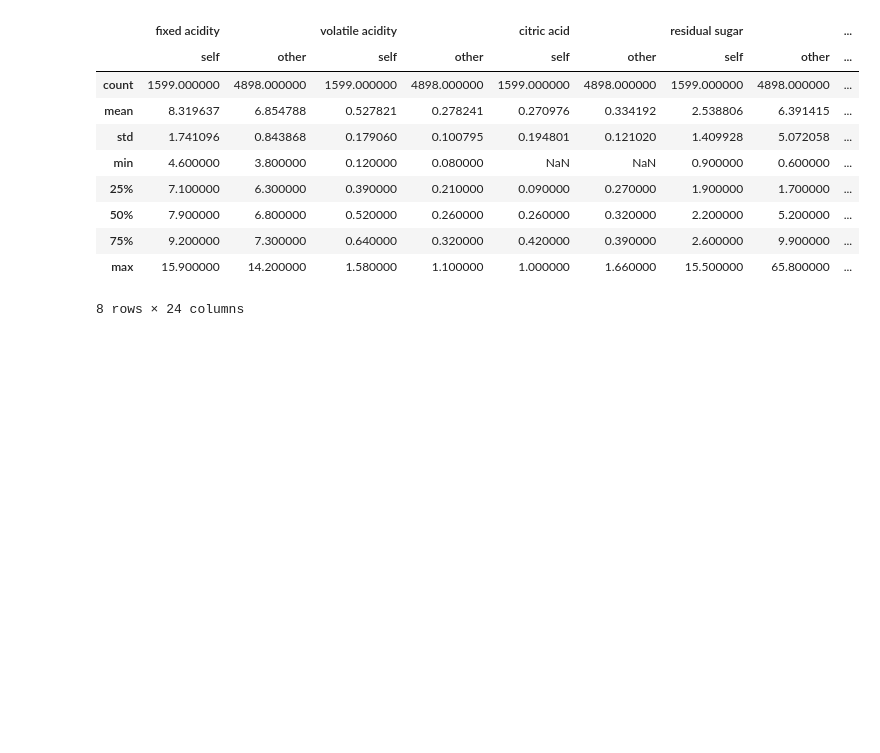
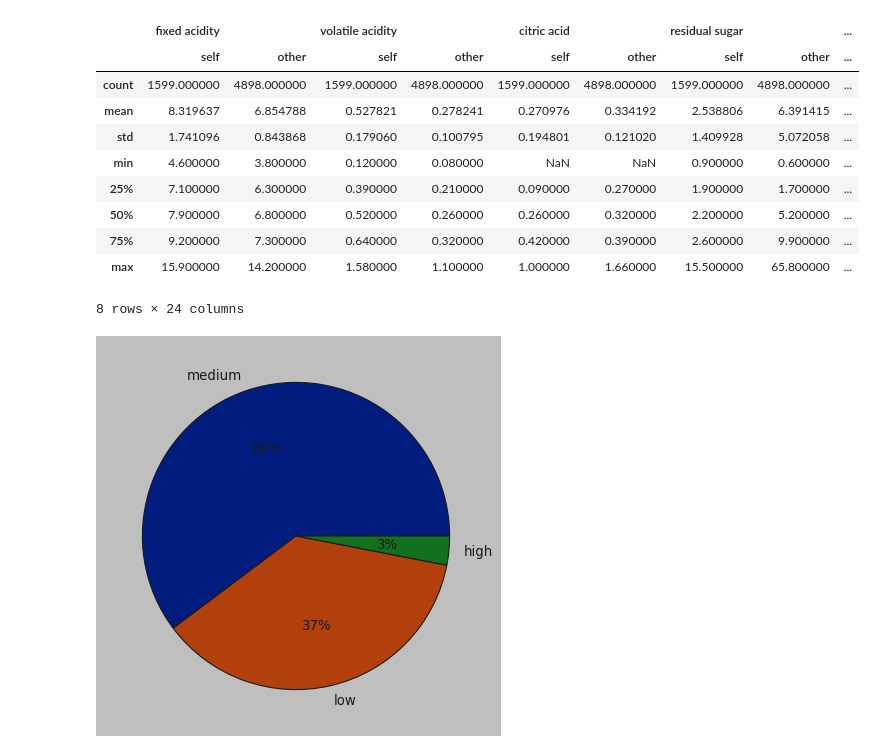
Before and after one commit to breakpointlv/CodeAcademyBerlin-03-wine, a Jupyter notebook: 01-eda.ipynb, the cells around one changed output. Saved outputs shown, nothing was run; the diff lists cells and outputs as text; code cells hidden in the pictures; blank space fills up the shorter version.

```diff
--- a/01-eda.ipynb
+++ b/01-eda.ipynb
@@ -1,6 +1,16 @@
 # %%
 import numpy as np
 import pandas as pd
+import seaborn as sns
+
+red_color = 'red'
+white_color = 'yellow'
+
+palette_color = sns.color_palette('dark')
+sns.set(rc={'figure.figsize':(25,15)})
+#sns.set(font_scale=2)
+
+
 
 red = pd.read_csv('winequality/winequality-red.csv', sep=";")
 white = pd.read_csv('winequality/winequality-white.csv', sep=";")
@@ -109,0 +123,12 @@ display(red.describe().compare(white.describe()))
+# %%
+import matplotlib as mpl
+import matplotlib.pyplot as plt
+plt.style.use('classic')
+# %%
+
+
+qual_label_counts = w['quality_label'].value_counts()
+plt.pie(qual_label_counts, labels=qual_label_counts.index, colors=palette_color, autopct='%.0f%%')
+plt.show()
+# %% [output]
+[figure, added]
```
Also changed, not shown: parts of 19 cells of this notebook, 2 other files.
